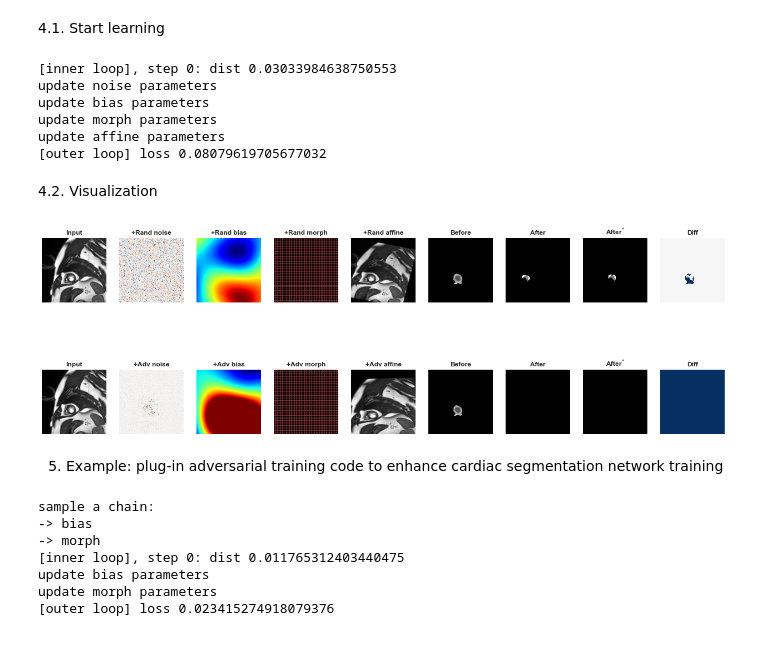
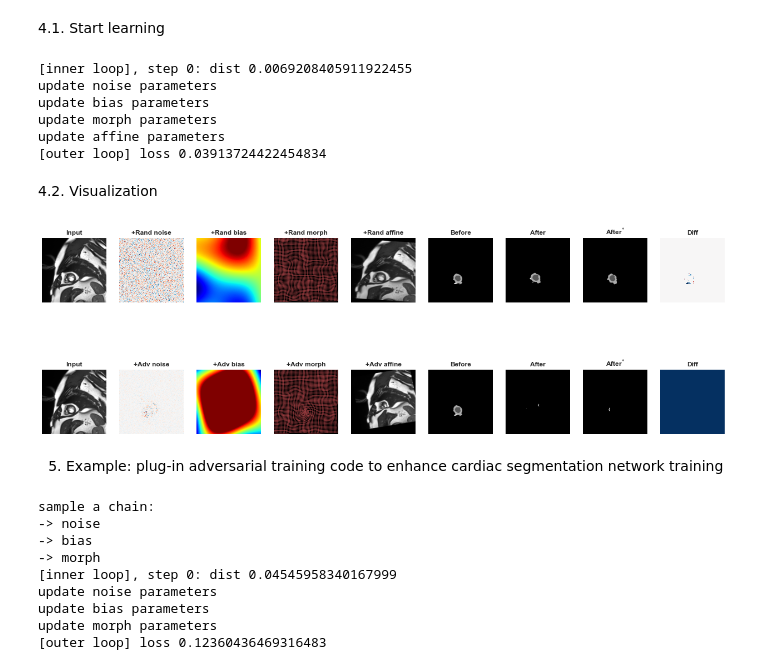
Before and after one commit to cherise215/advchain, a Jupyter notebook: example/adv_chain_data_generation_cardiac.ipynb, the cells around one changed output. Cells and saved outputs as stored; diff of their text form; code cells hidden in the pictures.

```diff
--- a/example/adv_chain_data_generation_cardiac.ipynb
+++ b/example/adv_chain_data_generation_cardiac.ipynb
@@ -123,9 +123,9 @@ augmentor_noise= AdvNoise( config_dict={'epsilon':1,
 augmentor_affine= AdvAffine( config_dict={
                  'rot':15/180,
                  'scale_x':0.2,
-                 'scale_y':0.1,
-                 'shift_x':0.2,
-                 'shift_y':0.2,
+                 'scale_y':0.2,
+                 'shift_x':0.1,
+                 'shift_y':0.1,
                  'data_size':(bs,im_ch,crop_size[0],crop_size[1]),
                  'forward_interp':'bilinear',
                  'backward_interp':'bilinear'},
@@ -133,7 +133,7 @@ augmentor_affine= AdvAffine( config_dict={
 
 augmentor_morph= AdvMorph(
                 config_dict=
-                {'epsilon':0.,
+                {'epsilon':1.5,
                  'data_size':(bs,im_ch,crop_size[0],crop_size[1]),
                  'vector_size':[crop_size[0]//8,crop_size[1]//8],
                  'interpolator_mode':'bilinear'
@@ -179,12 +179,12 @@ adv_transformed_image = solver.forward(image_tensor.detach().clone())
 adv_predict = model.forward(adv_transformed_image)
 warp_back_adv_predict= solver.predict_backward(adv_predict)
 # %% [output]
-[inner loop], step 0: dist 0.03033984638750553
+[inner loop], step 0: dist 0.0069208405911922455
 update noise parameters
 update bias parameters
 update morph parameters
 update affine parameters
-[outer loop] loss 0.08079619705677032
+[outer loop] loss 0.03913724422454834
 # %% [markdown]
 4.2. Visualization
 # %%
@@ -205,41 +205,41 @@ rand_noise_numpy=rand_noise.cpu().data.numpy()[0,0]
 adv_noise_numpy=adv_noise.cpu().data.numpy()[0,0]
 
 rand_morph_grid = rand_morph.permute(0,3,1,2)[0].data.cpu().numpy()
 adv_morph_grid = adv_morph.permute(0,3,1,2)[0].data.cpu().numpy()
 rand_deformed_image =augmentor_morph.transform(image_tensor,rand_dxy).cpu().data.numpy()[0,0]
 adv_deformed_image =augmentor_morph.transform(image_tensor,adv_dxy).cpu().data.numpy()[0,0]
 
-gird_interval = 5
+gird_interval = 4
 vis_deforme_image=False ## turn it on to see deformed image
 fig,axes = plt.subplots(2,9,figsize=(22,8))
 plot_image(cropped_image,ax = axes[0,0],title='Input',font_size=font_size)
 plot_noise(rand_noise_numpy,ax = axes[0,1],title='+Rand noise',font_size=font_size)
 plot_bias_field(rand_bias_numpy,ax= axes[0,2],title='+Rand bias')
 plot_warped_grid(rand_morph_grid, ax=axes[0,3],bg_img=rand_deformed_image*vis_deforme_image, interval=gird_interval, title="+Rand morph", fontsize=font_size, linewidth=0.5,show=True)
 plot_image(rand_transformed_image_numpy, ax=axes[0,4],title="+Rand affine", font_size=font_size)
 plot_image(pred_map[0],ax = axes[0,5],title='Before',font_size=font_size)
 plot_image(rand_before_warped_predict_numpy,ax = axes[0,6],title='After',font_size=font_size)
 plot_image(rand_predict_numpy,ax = axes[0,7],title='After${}^{*}$',font_size=font_size)
 plot_noise(rand_predict_numpy-pred_map[0],ax = axes[0,8],title='Diff',font_size=font_size)
 
 plot_image(cropped_image,title='Input',ax = axes[1,0],font_size=font_size)
 plot_noise(adv_noise_numpy,ax = axes[1,1],title='+Adv noise',font_size=font_size)
 plot_bias_field(adv_bias_numpy,ax= axes[1,2],title='+Adv bias')
 plot_warped_grid(adv_morph_grid, ax=axes[1,3],bg_img=adv_deformed_image*vis_deforme_image, interval=gird_interval, title="+Adv morph", fontsize=font_size, linewidth=0.5,show=True)
 plot_image(adv_transformed_image_numpy, ax=axes[1,4],title="+Adv affine", font_size=font_size)
 plot_image(pred_map[0],title='Before',ax = axes[1,5],font_size=font_size)
 plot_image(adv_before_warped_predict_numpy,ax = axes[1,6],title='After',font_size=font_size)
 plot_image(adv_predict_numpy,title='After${}^{*}$',ax = axes[1,7],font_size=font_size)
 plot_noise(adv_predict_numpy-pred_map[0],ax = axes[1,8],title='Diff',font_size=font_size)
 plt.savefig('./test_chain_image.png')
 # %% [output]
-[figure, old version]
+[figure, new version]
 # %% [markdown]
 5. Example: plug-in adversarial training code to enhance cardiac segmentation network training
 # %%
 ## now you can simply learn effective adversarial transformation on-the-fly to enhance training. a sample code will be like the following
 ## pseudo code for model optimization at one iteration:
-
+from advchain.common.utils import random_chain
 ## sample a chain
 transformation_family = [augmentor_noise,augmentor_bias,augmentor_morph,augmentor_affine]
 
@@ -258,11 +258,11 @@ solver = ComposeAdversarialTransformSolver(
 
 ## compute consistency loss
 reg_loss = solver.adversarial_training(
-        data = image_tensor,model=model, init_output=init_output.detach().clone(),
-        n_iter = 1,
+        data = image_tensor,model=model,
+        n_iter = 1, ## set up  the number of iterations for updating the transformation model.
         lazy_load = [False]*len(one_chain),
         optimize_flags = [True]*len(one_chain),  ## you can also turn off adversarial training for one particular transformation
-        step_sizes = None)
+        step_sizes = 1) ## set up step size
 
 optimizer = torch.optim.Adam(model.parameters(), lr=0.00001)
 optimizer.zero_grad(set_to_none=True)
@@ -278,11 +278,13 @@ total_loss.backward()
 optimizer.step()
 # %% [output]
 sample a chain:
+-> noise
 -> bias
 -> morph
-[inner loop], step 0: dist 0.011765312403440475
+[inner loop], step 0: dist 0.04545958340167999
+update noise parameters
 update bias parameters
 update morph parameters
-[outer loop] loss 0.023415274918079376
+[outer loop] loss 0.12360436469316483
 # %%
 torch.cuda.empty_cache()
```
Also changed, not shown: 12 other files.
